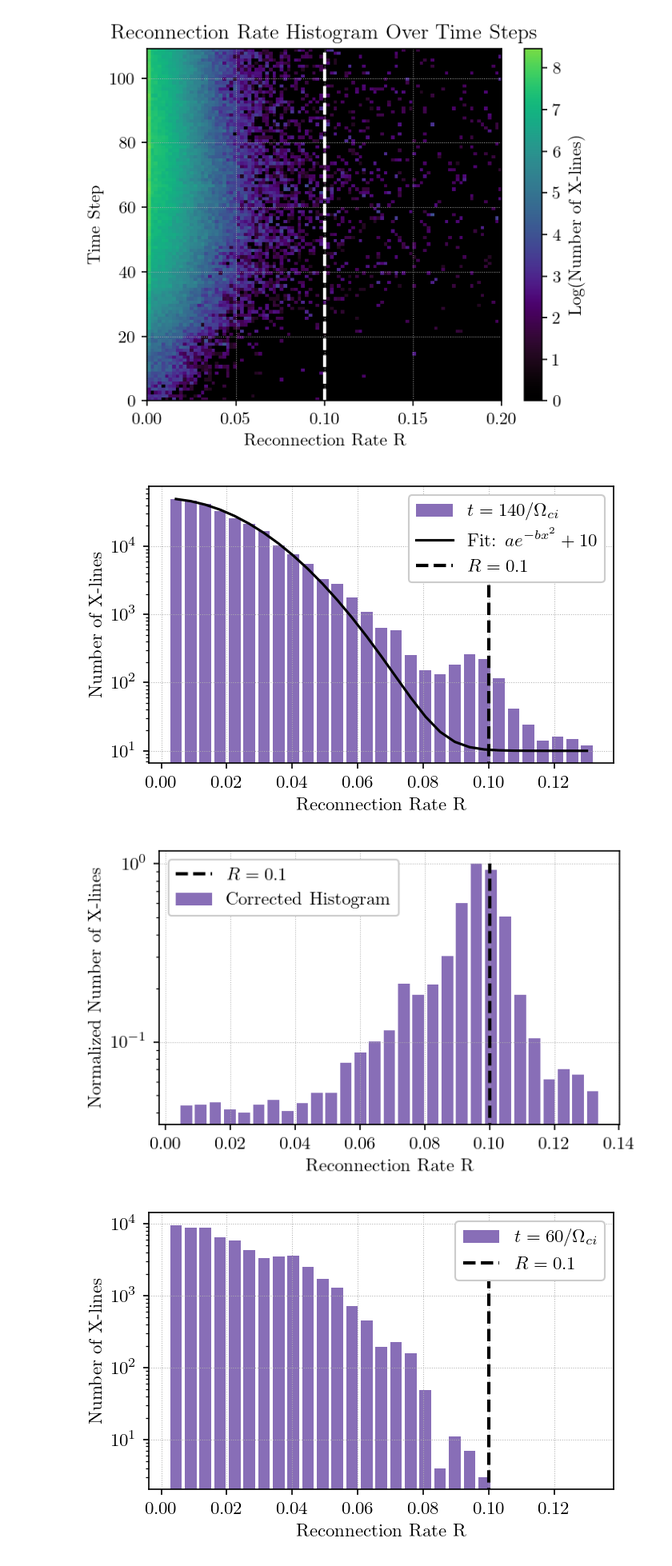
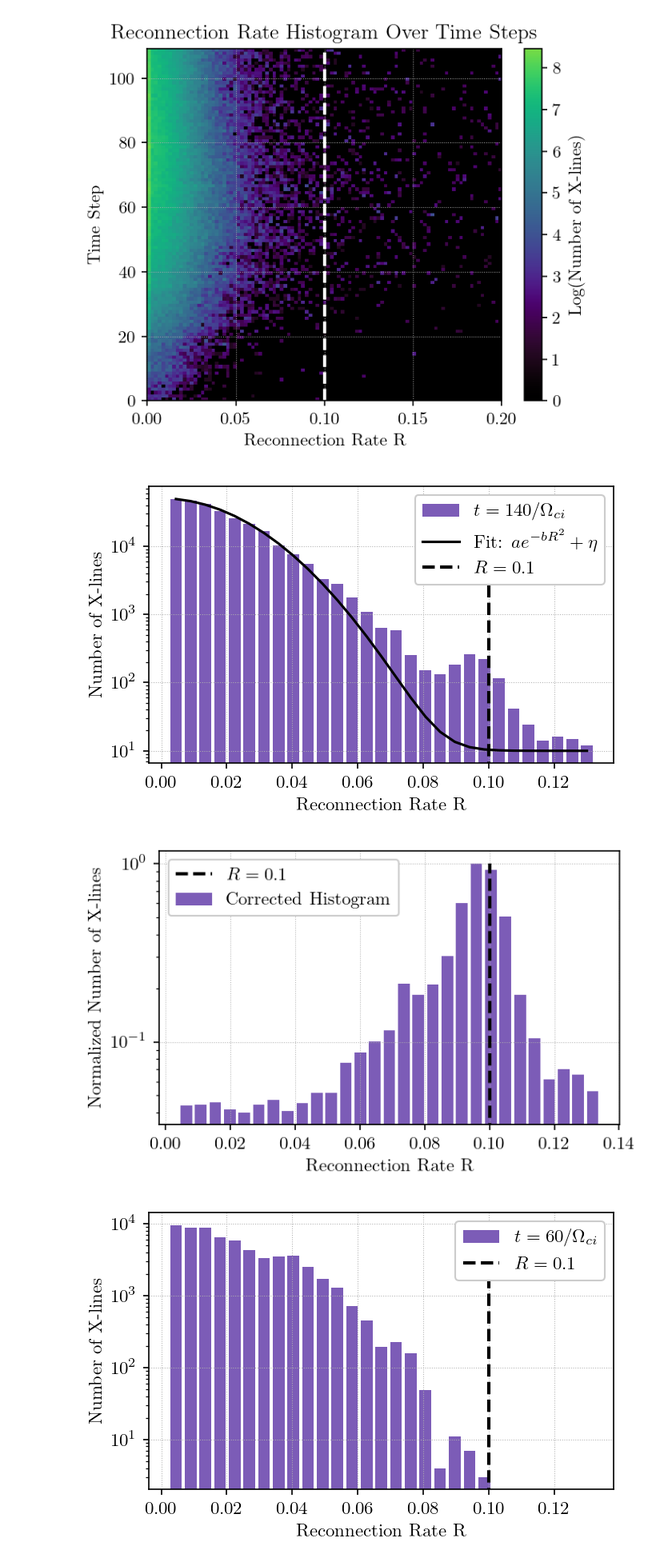
Before and after one commit to maxawake/Magnetic-Reconnection-Visualization, a Jupyter notebook: notebooks/load_reconnection_rate.ipynb, the cells around one changed output. Shown at 80% size. Drawn from its saved outputs; the diff is of its cells as text; code cells hidden in the pictures.

```diff
--- a/notebooks/load_reconnection_rate.ipynb
+++ b/notebooks/load_reconnection_rate.ipynb
@@ -114,12 +62,7 @@ Found 109 files
 Text(0.5, 1.0, 'Reconnection Rate Histogram Over Time Steps')
 [figure]
 # %%
-
-from matplotlib.cm import get_cmap
-from matplotlib.colors import Normalize
 from scipy.optimize import curve_fit
-
-gradient = ["black", "orange", "green"]
 
 def expo(x, a, b):
     return a * np.exp(-b * x**2 ) + 10
@@ -127,42 +70,42 @@ def expo(x, a, b):
 def plot_histogram(step, datapath, max_reconnection_rate=0.2, bins=30):
     data = np.loadtxt(datapath)
     bins = np.linspace(0.0, max_reconnection_rate, bins)
     x, _ = np.histogram(data, bins=bins, density=False)
+
     xfit, yfit = bins[1:20], x[:19]
     popt, pcov = curve_fit(expo, xfit, yfit, p0=(1.0, 1.0), maxfev=10000)
+
+    plt.figure(figsize=(5,3), dpi=150)
     plt.hist(data, bins=bins, density=False, color=gcolor("violet"), label=r"$t=140/\Omega_{ci}$", rwidth=0.8, align="right")
-    plt.plot(bins[1:], expo(bins[1:], *popt), linewidth=1.5, color="black", label="Fit: $a e^{-b x^2} + 10$")
-
+    plt.plot(bins[1:], expo(bins[1:], *popt), linewidth=1.5, color="black", label="Fit: $a e^{-b R^2} + \eta$")
     plt.vlines(0.1, 0.0, np.max(x), color="black", linestyle="--", linewidth=2.0, label="$R=0.1$")
     plt.yscale("log")
     plt.xlabel("Reconnection Rate R")
     plt.ylabel("Number of X-lines")
     plt.legend(framealpha=1.0)
-
     plt.show()
 
+    # Correct the histogram and normalize
+    x_norm = x / expo(bins[1:], *popt)
+    x_norm = x_norm / np.max(x_norm)
+
     plt.figure(figsize=(5,3), dpi=150)
-    x_norm = x / expo(bins[1:], *popt)
-    x_norm = x_norm / np.max(x_norm)  # Normalize the histogram
     plt.bar(bins[1:], x_norm, width=np.diff(bins)*0.8, align='edge', color=gcolor("violet"), label="Corrected Histogram")
     plt.vlines(0.1, 0.0, np.max(x_norm), color="black", linestyle="--", linewidth=2.0, label="$R=0.1$")
     plt.yscale("log")
     plt.xlabel("Reconnection Rate R")
     plt.ylabel("Normalized Number of X-lines")
     plt.legend(framealpha=1.0)
 
 datapath = "/home/max/Repos/Magnetic-Reconnection-Visualization/data/reconnection_rates_3.txt"
 bins=30
 max_reconnection_rate = 0.13
 
-plt.figure(figsize=(5,3), dpi=150)
 
 plot_histogram(1, datapath, max_reconnection_rate=max_reconnection_rate, bins=bins)
-
-
 # plt.savefig("reconnection_rate_histogram.png", bbox_inches="tight", dpi=300)
 # %% [output]
-[figure, old version]
+[figure, new version]
 [figure]
 # %%
 
```
Also changed, not shown: parts of 4 cells of this notebook, 3 other files.
